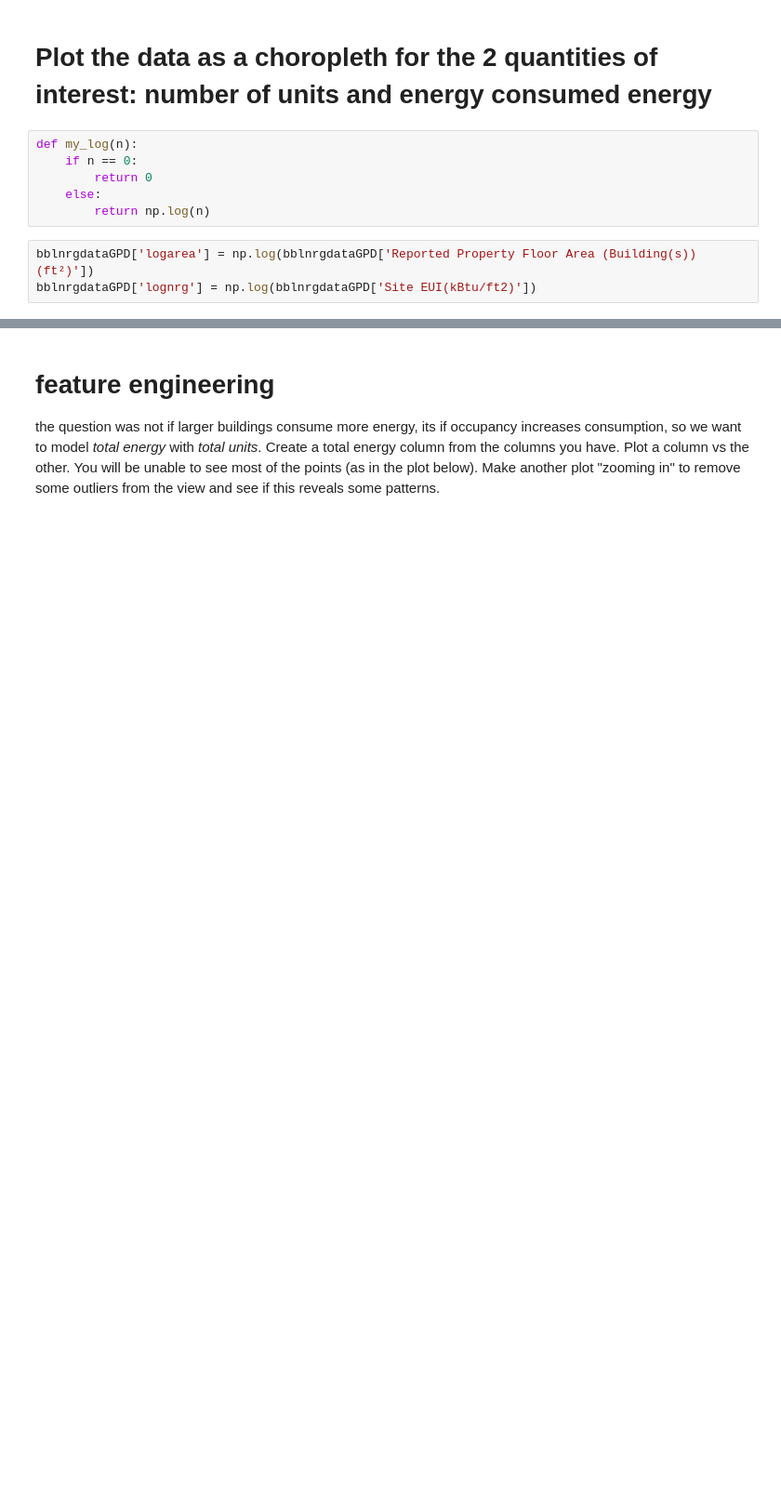
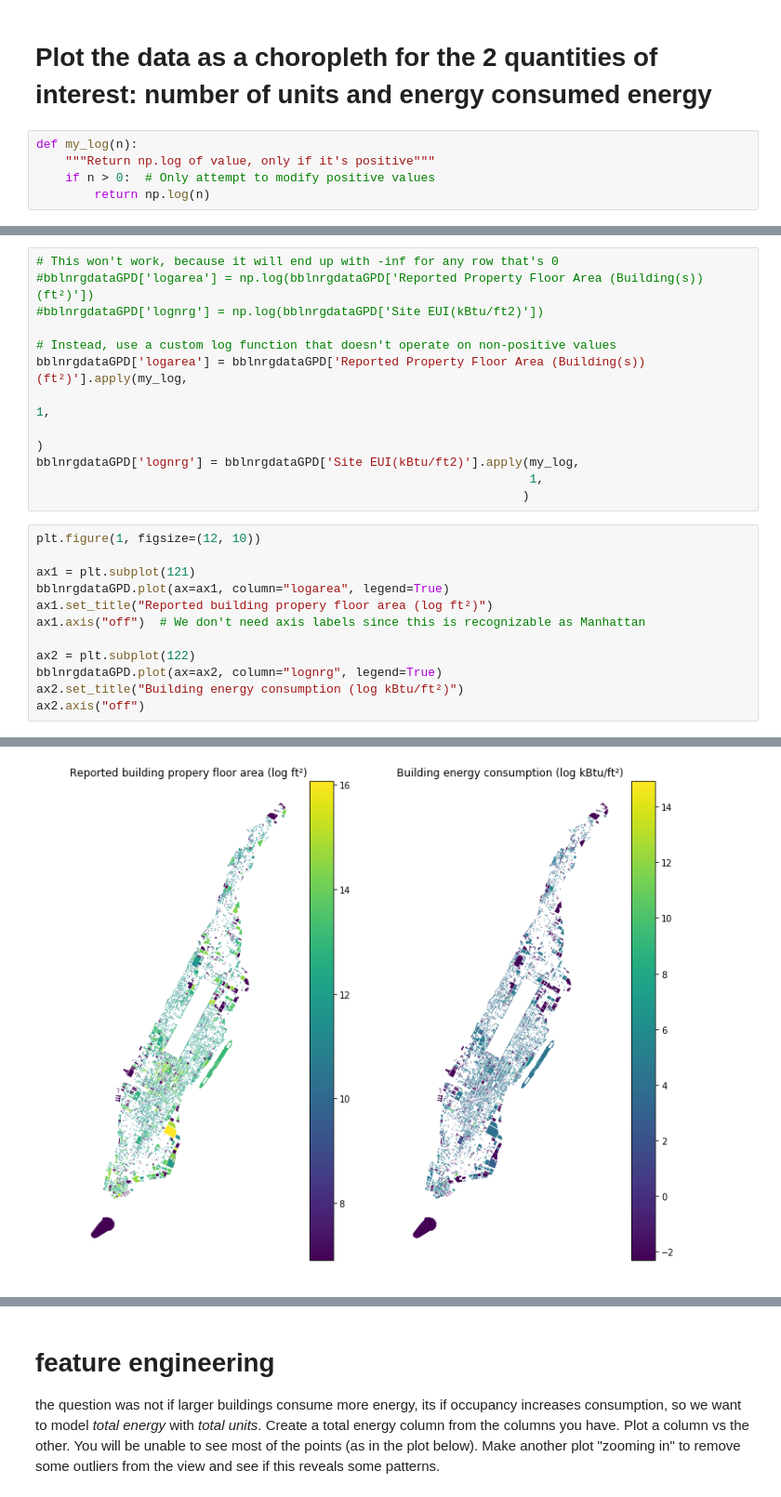
Before and after one commit to aawerner/PUI2018_aaw329, a Jupyter notebook: HW10_aaw329/HW10_2_aaw329.ipynb, the cells around one changed output, grey strips where cells are left out. Shown at 93% size. Drawn from its saved outputs; the diff is of its cells as text; blank space fills up the shorter version.

```diff
--- a/HW10_aaw329/HW10_2_aaw329.ipynb
+++ b/HW10_aaw329/HW10_2_aaw329.ipynb
@@ -328,10 +336,6 @@ bblnrgdata.head()
 # Plot the data as a choropleth for the 2 quantities of interest: number of units and energy consumed energy
 # %%
 def my_log(n):
-    if n == 0:
-        return 0
-    else:
+    """Return np.log of value, only if it's positive"""
+    if n > 0:  # Only attempt to modify positive values
         return np.log(n)
-# %%
-bblnrgdataGPD['logarea'] = np.log(bblnrgdataGPD['Reported Property Floor Area (Building(s)) (ft²)'])
-bblnrgdataGPD['lognrg'] = np.log(bblnrgdataGPD['Site EUI(kBtu/ft2)'])
@@ -350,0 +342,25 @@ Figure 3: ...
+# %%
+# This won't work, because it will end up with -inf for any row that's 0
+#bblnrgdataGPD['logarea'] = np.log(bblnrgdataGPD['Reported Property Floor Area (Building(s)) (ft²)'])
+#bblnrgdataGPD['lognrg'] = np.log(bblnrgdataGPD['Site EUI(kBtu/ft2)'])
+
+# Instead, use a custom log function that doesn't operate on non-positive values
+bblnrgdataGPD['logarea'] = bblnrgdataGPD['Reported Property Floor Area (Building(s)) (ft²)'].apply(my_log,
+                                                                                                   1,
+                                                                                                  )
+bblnrgdataGPD['lognrg'] = bblnrgdataGPD['Site EUI(kBtu/ft2)'].apply(my_log,
+                                                                    1,
+                                                                   )
+# %%
+plt.figure(1, figsize=(12, 10))
+
+ax1 = plt.subplot(121)
+bblnrgdataGPD.plot(ax=ax1, column="logarea", legend=True)
+ax1.set_title("Reported building propery floor area (log ft²)")
+ax1.axis("off")  # We don't need axis labels since this is recognizable as Manhattan
+
+ax2 = plt.subplot(122)
+bblnrgdataGPD.plot(ax=ax2, column="lognrg", legend=True)
+ax2.set_title("Building energy consumption (log kBtu/ft²)")
+ax2.axis("off")
+# %% [output]
@@ -350,0 +368 @@ Figure 3: ...
+[figure, added]
```
Also changed, not shown: parts of 39 cells of this notebook.
